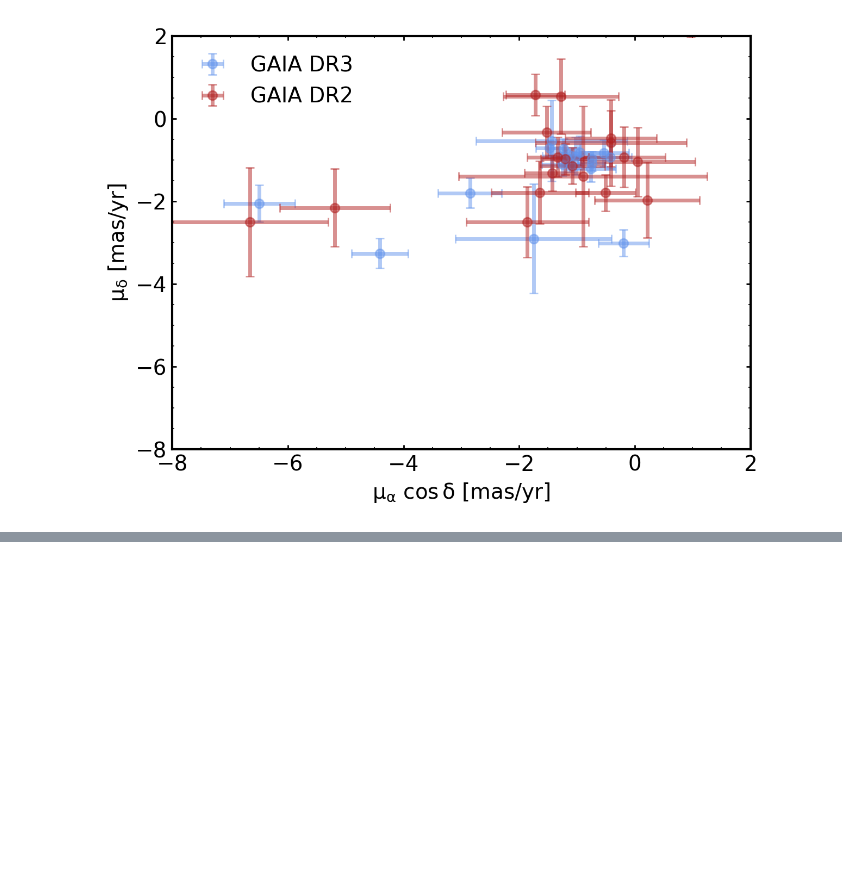
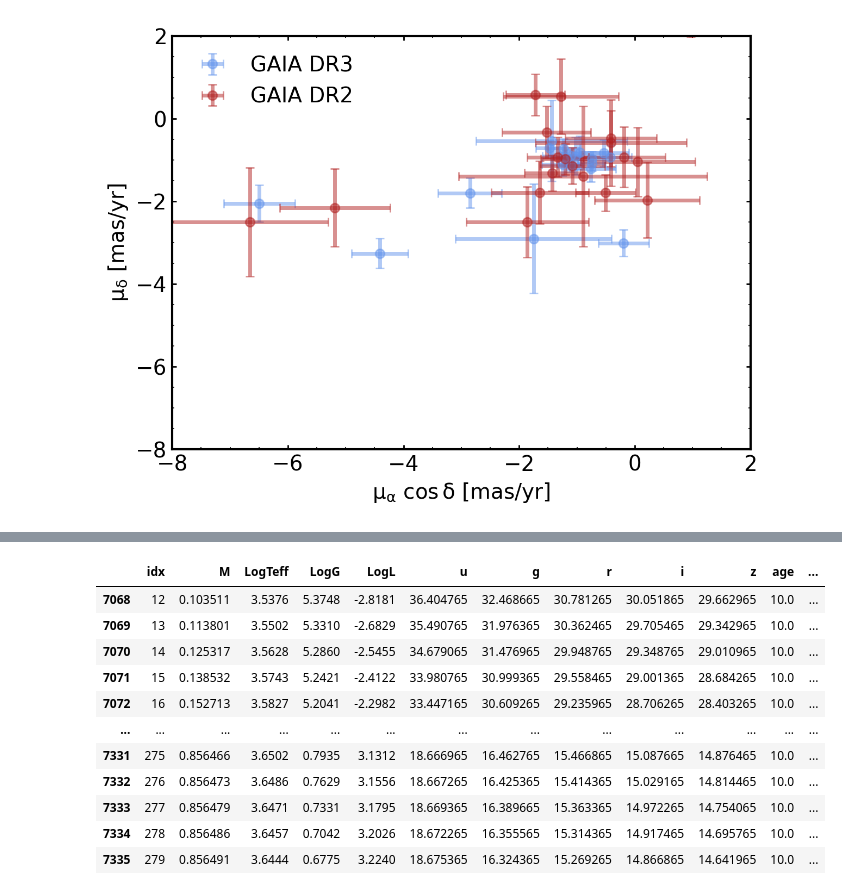
Before and after one commit to noahfranz13/SO-Classes, a Jupyter notebook: ASTR540/hw4/Franz_ASTR540_HW4_NB.ipynb, the cells around one changed output, grey strips where cells are left out. Saved outputs shown, nothing was run; the diff lists cells and outputs as text; code cells hidden in the pictures; blank space fills up the shorter version.

```diff
--- a/ASTR540/hw4/Franz_ASTR540_HW4_NB.ipynb
+++ b/ASTR540/hw4/Franz_ASTR540_HW4_NB.ipynb
@@ -246,0 +309,97 @@ ax.legend()
+# %%
+isofile = "fehm20afem2.SDSSugriz"
+boo3_distance = 46.5 # kpc, from the paper
+
+def M_to_m(M, d=boo3_distance):
+    return M + 5*np.log10(d/10)
+
+with open(isofile, 'r') as f:
+    iso_data = f.readlines()
+
+hdr = iso_data[0:6]
+iso_data = iso_data[6:]
+
+hdr_vals = [val.strip() for val in hdr[3].split(' ') if val not in {'#', ''}]
+mix_len, Y, Z, Zeff, Fe_H, a_Fe = hdr_vals
+
+isochrones_in_this_file = []
+base_iso = dict(
+    idx = [],
+    M = [],
+    LogTeff = [],
+    LogG = [],
+    LogL = [],
+    u = [],
+    g = [],
+    r = [],
+    i = [],
+    z = [],
+    age = [],
+    mix_len = [],
+    Y = [],
+    Z = [],
+    Zeff = [],
+    Fe_H = [],
+    a_Fe = [],
+)
+iso = deepcopy(base_iso)
+age = None
+
+for j in range(len(iso_data)):
+    if iso_data[j] == '\n':
+        continue
+
+    if '#AGE' in iso_data[j]:
+        isochrones_in_this_file.append(pd.DataFrame(iso))
+
+        age = float(iso_data[j].split(" EEPS=")[0].split("AGE=")[1].strip())
+        iso = deepcopy(base_iso)
+        continue
+
+    if '#' == iso_data[j][0]:
+        # this line is a header
+        continue
+
+
+    line = iso_data[j]
+    goodline = [val for val in line.strip().split(' ') if len(val) > 0]
+
+    if len(goodline) != 10:
+        print(goodline)
+        continue
+
+    for val, key in zip(goodline, iso.keys()):
+        # if key == 'age': continue
+        iso[key].append(val)
+
+    iso['age'].append(age)
+    iso['mix_len'].append(mix_len)
+    iso['Y'].append(Y)
+    iso['Z'].append(Z)
+    iso['Zeff'].append(Zeff)
+    iso['Fe_H'].append(Fe_H)
+    iso['a_Fe'].append(a_Fe)
+
+iso_data = pd.concat(isochrones_in_this_file).reset_index(drop=True)
+
+# select just the 10 Gyr one
+iso_data = iso_data[iso_data.age == 10]
+
+# scale all of the magnitudes to boo3_distance
+for filt in ["u", "g", "r", "i", "z"]:
+    iso_data[filt] = M_to_m(iso_data[filt].astype(float), d=boo3_distance*1e3)
+
+iso_data
+# %% [output]
+|  | idx | M | LogTeff | LogG | LogL | u | g | r | i | z | age | ... |
+| 7068 | 12 | 0.103511 | 3.5376 | 5.3748 | -2.8181 | 36.404765 | 32.468665 | 30.781265 | 30.051865 | 29.662965 | 10.0 | ... |
+| 7069 | 13 | 0.113801 | 3.5502 | 5.3310 | -2.6829 | 35.490765 | 31.976365 | 30.362465 | 29.705465 | 29.342965 | 10.0 | ... |
+| 7070 | 14 | 0.125317 | 3.5628 | 5.2860 | -2.5455 | 34.679065 | 31.476965 | 29.948765 | 29.348765 | 29.010965 | 10.0 | ... |
+| 7071 | 15 | 0.138532 | 3.5743 | 5.2421 | -2.4122 | 33.980765 | 30.999365 | 29.558465 | 29.001365 | 28.684265 | 10.0 | ... |
+| 7072 | 16 | 0.152713 | 3.5827 | 5.2041 | -2.2982 | 33.447165 | 30.609265 | 29.235965 | 28.706265 | 28.403265 | 10.0 | ... |
+| ... | ... | ... | ... | ... | ... | ... | ... | ... | ... | ... | ... | ... |
+| 7331 | 275 | 0.856466 | 3.6502 | 0.7935 | 3.1312 | 18.666965 | 16.462765 | 15.466865 | 15.087665 | 14.876465 | 10.0 | ... |
+| 7332 | 276 | 0.856473 | 3.6486 | 0.7629 | 3.1556 | 18.667265 | 16.425365 | 15.414365 | 15.029165 | 14.814465 | 10.0 | ... |
+| 7333 | 277 | 0.856479 | 3.6471 | 0.7331 | 3.1795 | 18.669365 | 16.389665 | 15.363365 | 14.972265 | 14.754065 | 10.0 | ... |
+| 7334 | 278 | 0.856486 | 3.6457 | 0.7042 | 3.2026 | 18.672265 | 16.355565 | 15.314365 | 14.917465 | 14.695765 | 10.0 | ... |
+| 7335 | 279 | 0.856491 | 3.6444 | 0.6775 | 3.2240 | 18.675365 | 16.324365 | 15.269265 | 14.866865 | 14.641965 | 10.0 | ... |
```
Also changed, not shown: parts of 21 cells of this notebook, 2 other files.
